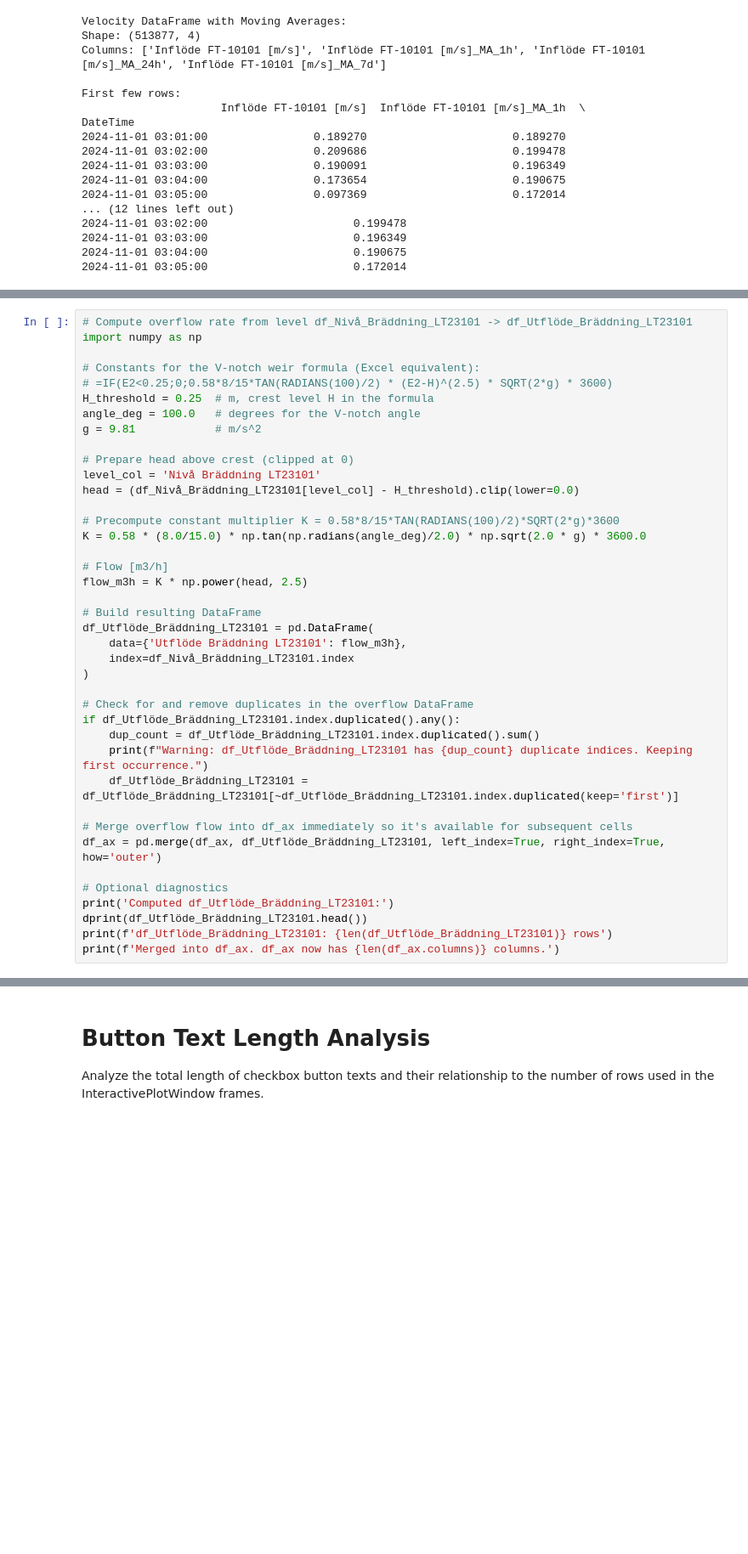
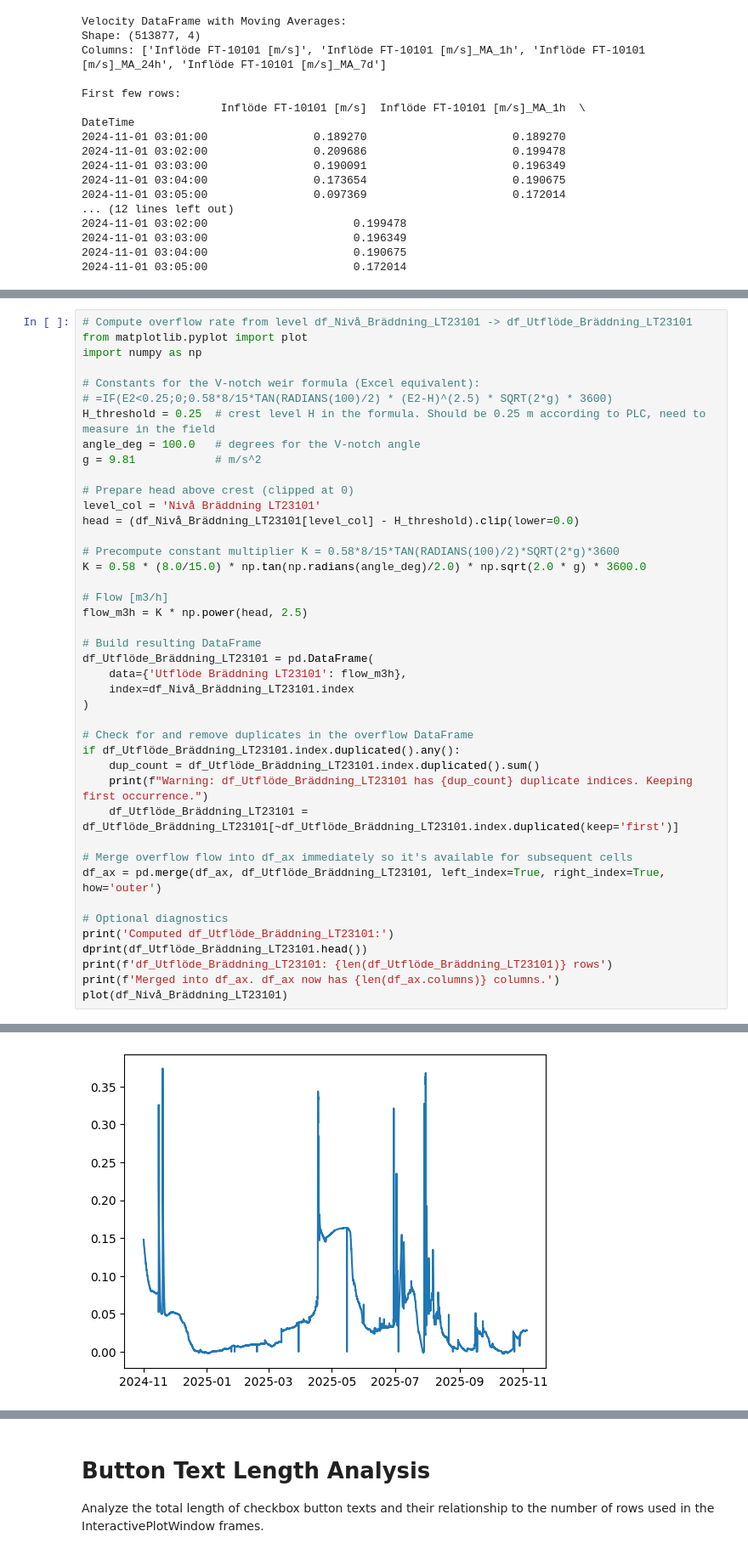
Before and after one commit to chrisgladious/InteractiveFlowCharts, a Jupyter notebook: src/Pajala_Flöde.ipynb, the cells around one changed output, grey strips where cells are left out. Shown: that part at 85% size. Cells and saved outputs as stored; diff of their text form; blank space fills up the shorter version.

Commit message:
Lade till diagram för bräddnivå. Ändrade så att json spara och laddas med UTF-8 inkl BOM.

```diff
--- a/src/Pajala_Flöde.ipynb
+++ b/src/Pajala_Flöde.ipynb
@@ -458,10 +468,11 @@ DateTime
 # %%
 # Compute overflow rate from level df_Nivå_Bräddning_LT23101 -> df_Utflöde_Bräddning_LT23101
+from matplotlib.pyplot import plot
 import numpy as np
 
 # Constants for the V-notch weir formula (Excel equivalent):
 # =IF(E2<0.25;0;0.58*8/15*TAN(RADIANS(100)/2) * (E2-H)^(2.5) * SQRT(2*g) * 3600)
-H_threshold = 0.25  # m, crest level H in the formula
+H_threshold = 0.25  # crest level H in the formula. Should be 0.25 m according to PLC, need to measure in the field
 angle_deg = 100.0   # degrees for the V-notch angle
 g = 9.81            # m/s^2
 
@@ -495,6 +506,7 @@ print('Computed df_Utflöde_Bräddning_LT23101:')
 dprint(df_Utflöde_Bräddning_LT23101.head())
 print(f'df_Utflöde_Bräddning_LT23101: {len(df_Utflöde_Bräddning_LT23101)} rows')
 print(f'Merged into df_ax. df_ax now has {len(df_ax.columns)} columns.')
+plot(df_Nivå_Bräddning_LT23101)
 # %% [output]
 Computed df_Utflöde_Bräddning_LT23101:
 df_Utflöde_Bräddning_LT23101.head() =                      Utflöde Bräddning LT23101
@@ -508,0 +522 @@ Merged into df_ax. df_ax now has 6 columns.
+[figure, added]
```
Also changed, not shown: parts of 32 cells of this notebook, 2 other files.
